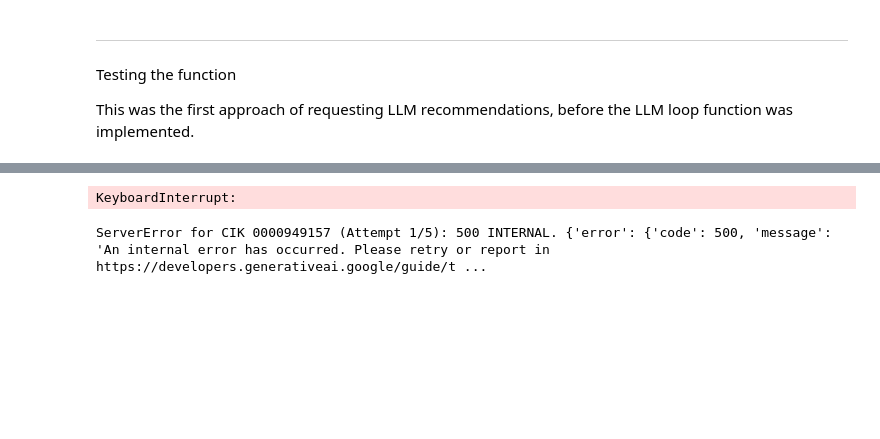
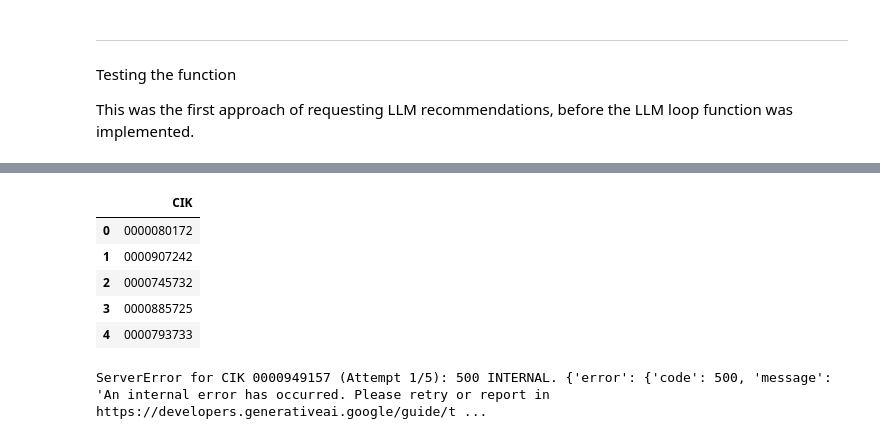
Before and after one commit to benherz/Masterarbeit, a Jupyter notebook: code/gemini_llm_recommendations.ipynb, the cells around one changed output, grey strips where cells are left out. Cells and saved outputs as stored; diff of their text form; code cells hidden in the pictures; blank space fills up the shorter version.

```diff
--- a/code/gemini_llm_recommendations.ipynb
+++ b/code/gemini_llm_recommendations.ipynb
@@ -32,6 +33,6 @@ sp600_ciks = sp600_companies["CIK"].tolist()
 ciks = sp400_ciks + sp500_ciks + sp600_ciks
 
 # Read in RICs to match with CIKs
-rics = pd.read_csv("data/rics.csv", dtype={"Instrument": str})
+rics = pd.read_csv("../data/rics.csv", dtype={"Instrument": str})
 # Ranem Instrument to CIK for easier merging
 rics.rename(columns={"Instrument": "CIK"}, inplace=True)
@@ -318,10 +327,16 @@ def get_llm_ratings(cik: str, balance_sheets = None, income_statements = None, c
         is_ = income_statements[(income_statements["Report Date"] >= date - window) & (income_statements["Report Date"] <= date + window)]
         cf = cash_flow_statements[(cash_flow_statements["Report Date"] >= date - window) & (cash_flow_statements["Report Date"] <= date + window)]
 
+        # If any of the DataFrames is empty, skip this date
+        if bs.empty or is_.empty or cf.empty:
+            continue
+
         # Concatenate reports into a string with correct labels
         bs_str = "\n".join(bs.apply(lambda row: f"{row['position_label']}: {row['STD Balance Sheet All']}", axis=1).astype(str))
         is_str = "\n".join(is_.apply(lambda row: f"{row['position_label']}: {row['STD Income Statement All']}", axis=1).astype(str))
         cf_str = "\n".join(cf.apply(lambda row: f"{row['position_label']}: {row['STD Cash Flow All']}", axis=1).astype(str))
+
+
 
 
         # Call the LLM to get the rating
@@ -531,7 +546,7 @@ def create_requests(cik: str, balance_sheets = None, income_statements = None, c
 
     return requests
 # %%
-def get_llm_ratings2(cik: str, balance_sheets = None, income_statements = None, cash_flow_statements = None):
+def get_llm_ratings_with_previous_quarters(cik: str, balance_sheets = None, income_statements = None, cash_flow_statements = None):
 
     """
     Function that returns a DataFrame with LLM ratings for a given CIK.
@@ -635,6 +650,7 @@ def get_llm_ratings2(cik: str, balance_sheets = None, income_statements = None,
 
         # If no reports are available for the given date, skip to next date
         if bs.empty or is_0.empty or cf_0.empty:
+            print(f"No reports available for date {date}. Skipping...")
             continue
 
         # Concatenate reports into strings with correct labels
@@ -727,6 +743,7 @@ def llm_ratings_loop(
     balance_sheets,
     income_statements,
     cash_flow_statements,
+    function_to_use,
     output_path_ratings="../data/ciklist1_ratings_with_previous_quarters.csv",
     output_path_failed="../data/failed_ciks1.csv",
     retries=5,
@@ -740,6 +757,7 @@ def llm_ratings_loop(
         balance_sheets (dict or DataFrame): Balance sheet data.
         income_statements (dict or DataFrame): Income statement data.
         cash_flow_statements (dict or DataFrame): Cash flow data.
+        function_to_use (callable): Function to call for each CIK. (Either get_llm_ratings_with_previous_quarters or get_llm_ratings)
         output_path_ratings (str): File path to save ratings CSV.
         output_path_failed (str): File path to save failed CIKs.
         retries (int): Number of retry attempts on server error.
@@ -759,7 +777,7 @@ def llm_ratings_loop(
 
         for attempt in range(retries):
             try:
-                ratings = get_llm_ratings(
+                ratings = function_to_use(
                     cik,
                     balance_sheets,
                     income_statements,
@@ -896,39 +914,20 @@ True
-# %%
-list1_ratings = []
-failed_ciks = []
-progress_bar = tqdm(cik_list1["CIK"], desc="Processing CIKs")
-
-for i, cik in enumerate(progress_bar):
-    progress_bar.set_description(
-        f"Processing CIK {i+1}/{len(cik_list1)}: {cik} | Time: {pd.Timestamp.now().strftime('%H:%M:%S')}"
-    )
-
-    try:
-        ratings = get_llm_ratings2(
-            cik,
-            labeled_balance_sheets,
-            labeled_income_statements,
-            labeled_cash_flow_statements
-        )
-        if ratings is not None:
-            list1_ratings.append(ratings)
-
-    except ServerError as e:
-        print(f"ServerError for CIK {cik}: {e}")
-        failed_ciks.append(cik)
-        time.sleep(1)  # In case errors are caused by rate limiting or something..
-
-# Concatenate all ratings into a single DataFrame
-cik_ratings_df = pd.concat(list1_ratings, ignore_index=True)
-
-# Save to CSV
-cik_ratings_df.to_csv("../data/ciklist1_ratings_with_previous_quarters.csv", index=False)
-
-# Optionally save failed CIKs for later retry
-if failed_ciks:
-    pd.Series(failed_ciks).to_csv("../data/failed_ciks1.csv", index=False)
-# %% [output]
-KeyboardInterrupt:
+# %%
+ratings1 = llm_ratings_loop(
+    cik_list=cik_list1,
+    balance_sheets=labeled_balance_sheets,
+    income_statements=labeled_income_statements,
+    cash_flow_statements=labeled_cash_flow_statements,
+    output_path_ratings="../data/ciklist1_ratings_with_previous_quarters.csv",
+    output_path_failed="../data/failed_ciks1.csv",
+    retries=5,
+    retry_delay=30)
+# %% [output]
+|  | CIK |
+| 0 | 0000080172 |
+| 1 | 0000907242 |
+| 2 | 0000745732 |
+| 3 | 0000885725 |
+| 4 | 0000793733 |
 # %%
 ratings2 = llm_ratings_loop(
     cik_list=cik_list2,
```
Also changed, not shown: parts of 6 cells of this notebook, 3 other files.
